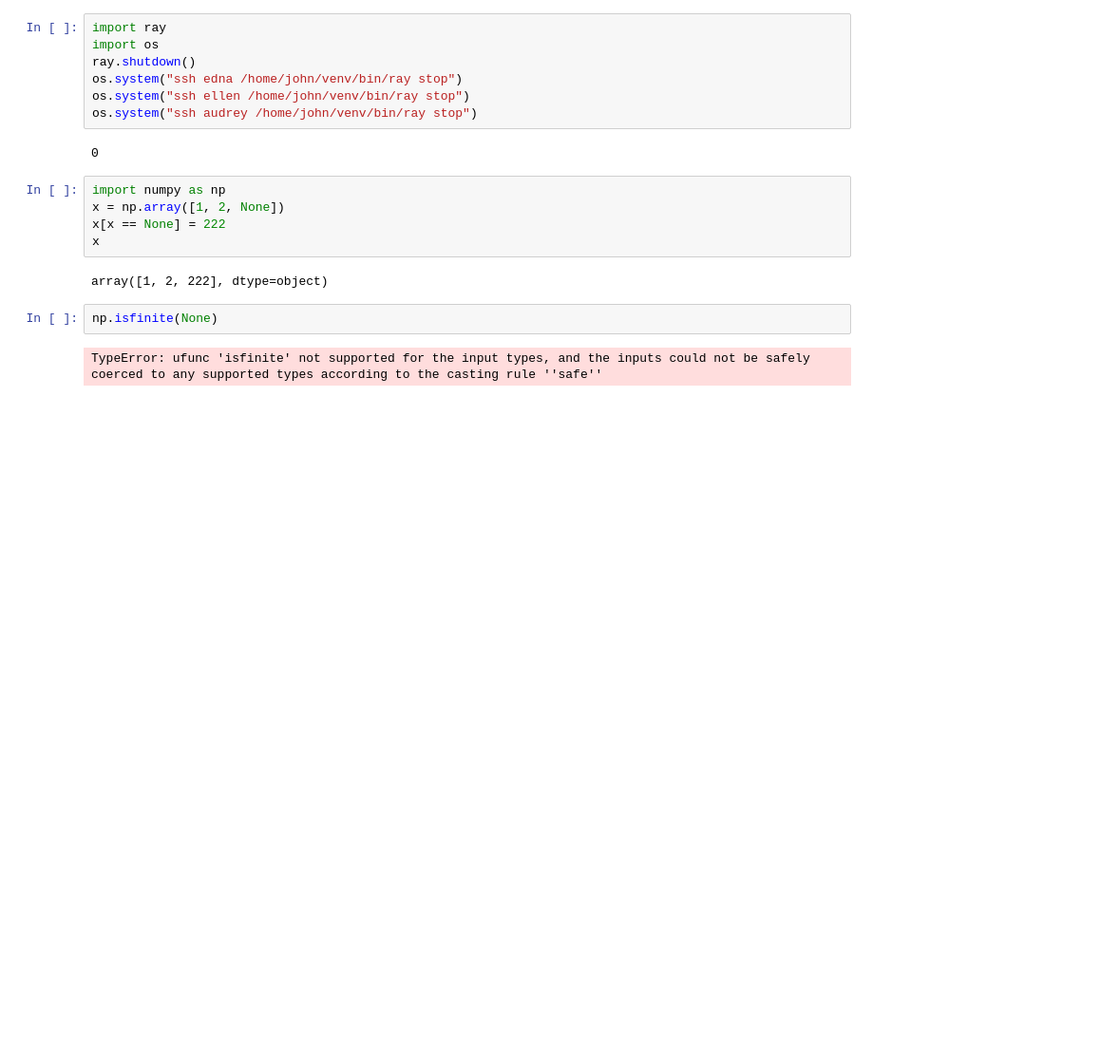
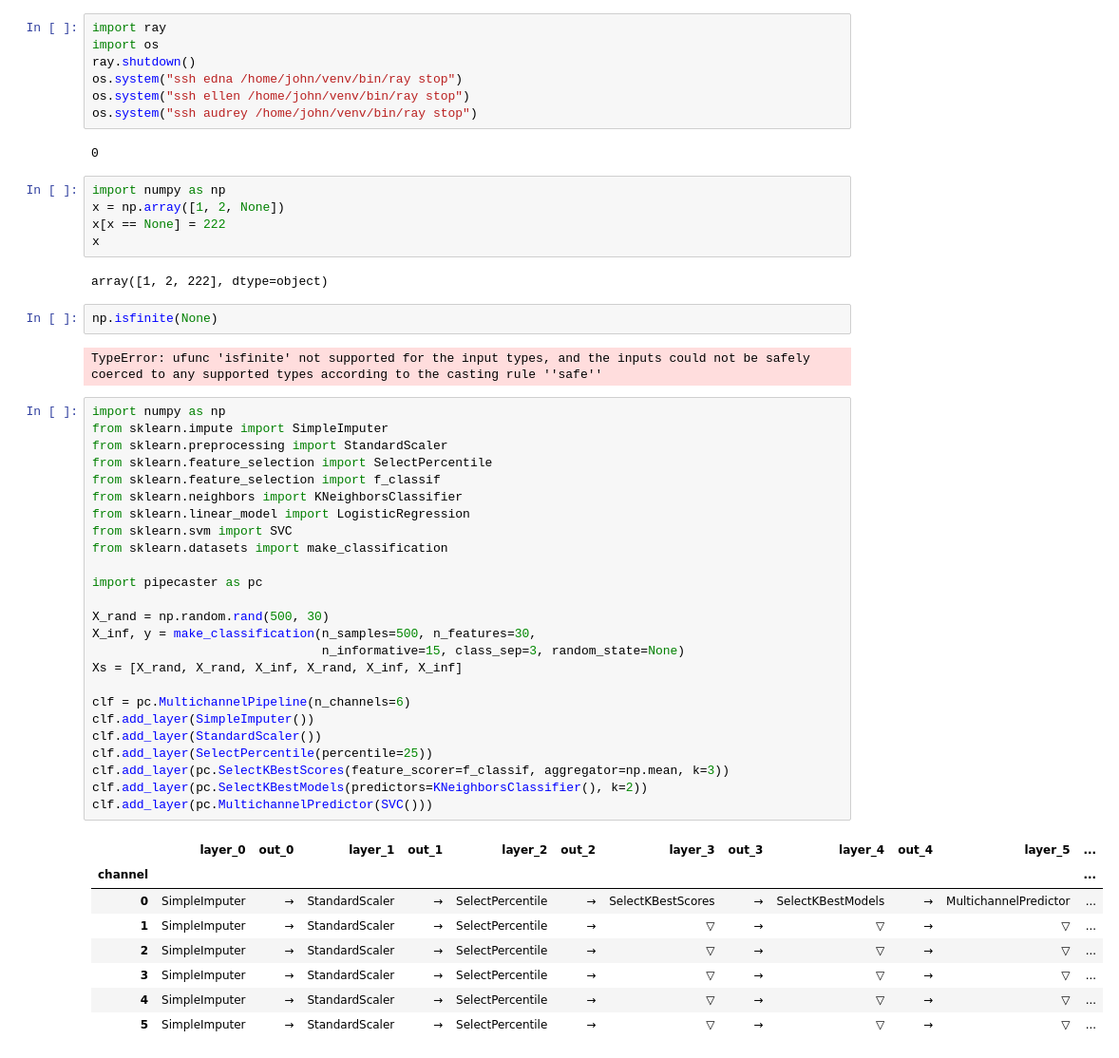
Before and after one commit to ajcallegari/scikit-multichannel, a Jupyter notebook: test_sandbox.ipynb, the cells around one changed output. Shown: that part at 95% size. Saved outputs shown, nothing was run; the diff lists cells and outputs as text; blank space fills up the shorter version.

```diff
--- a/test_sandbox.ipynb
+++ b/test_sandbox.ipynb
@@ -236,3 +236,37 @@ array([1, 2, 222], dtype=object)
 np.isfinite(None)
 # %% [output]
 TypeError: ufunc 'isfinite' not supported for the input types, and the inputs could not be safely coerced to any supported types according to the casting rule ''safe''
+# %%
+import numpy as np
+from sklearn.impute import SimpleImputer
+from sklearn.preprocessing import StandardScaler
+from sklearn.feature_selection import SelectPercentile
+from sklearn.feature_selection import f_classif
+from sklearn.neighbors import KNeighborsClassifier
+from sklearn.linear_model import LogisticRegression
+from sklearn.svm import SVC
+from sklearn.datasets import make_classification
+
+import pipecaster as pc
+
+X_rand = np.random.rand(500, 30)
+X_inf, y = make_classification(n_samples=500, n_features=30,
+                               n_informative=15, class_sep=3, random_state=None)
+Xs = [X_rand, X_rand, X_inf, X_rand, X_inf, X_inf]
+
+clf = pc.MultichannelPipeline(n_channels=6)
+clf.add_layer(SimpleImputer())
+clf.add_layer(StandardScaler())
+clf.add_layer(SelectPercentile(percentile=25))
+clf.add_layer(pc.SelectKBestScores(feature_scorer=f_classif, aggregator=np.mean, k=3))
+clf.add_layer(pc.SelectKBestModels(predictors=KNeighborsClassifier(), k=2))
+clf.add_layer(pc.MultichannelPredictor(SVC()))
+# %% [output]
+|  | layer_0 | out_0 | layer_1 | out_1 | layer_2 | out_2 | layer_3 | out_3 | layer_4 | out_4 | layer_5 | ... |
+| channel |  |  |  |  |  |  |  |  |  |  |  | ... |
+| 0 | SimpleImputer | → | StandardScaler | → | SelectPercentile | → | SelectKBestScores | → | SelectKBestModels | → | MultichannelPredictor | ... |
+| 1 | SimpleImputer | → | StandardScaler | → | SelectPercentile | → | ▽ | → | ▽ | → | ▽ | ... |
+| 2 | SimpleImputer | → | StandardScaler | → | SelectPercentile | → | ▽ | → | ▽ | → | ▽ | ... |
+| 3 | SimpleImputer | → | StandardScaler | → | SelectPercentile | → | ▽ | → | ▽ | → | ▽ | ... |
+| 4 | SimpleImputer | → | StandardScaler | → | SelectPercentile | → | ▽ | → | ▽ | → | ▽ | ... |
+| 5 | SimpleImputer | → | StandardScaler | → | SelectPercentile | → | ▽ | → | ▽ | → | ▽ | ... |
```
Also changed, not shown: parts of 1 cell of this notebook, 7 other files.
